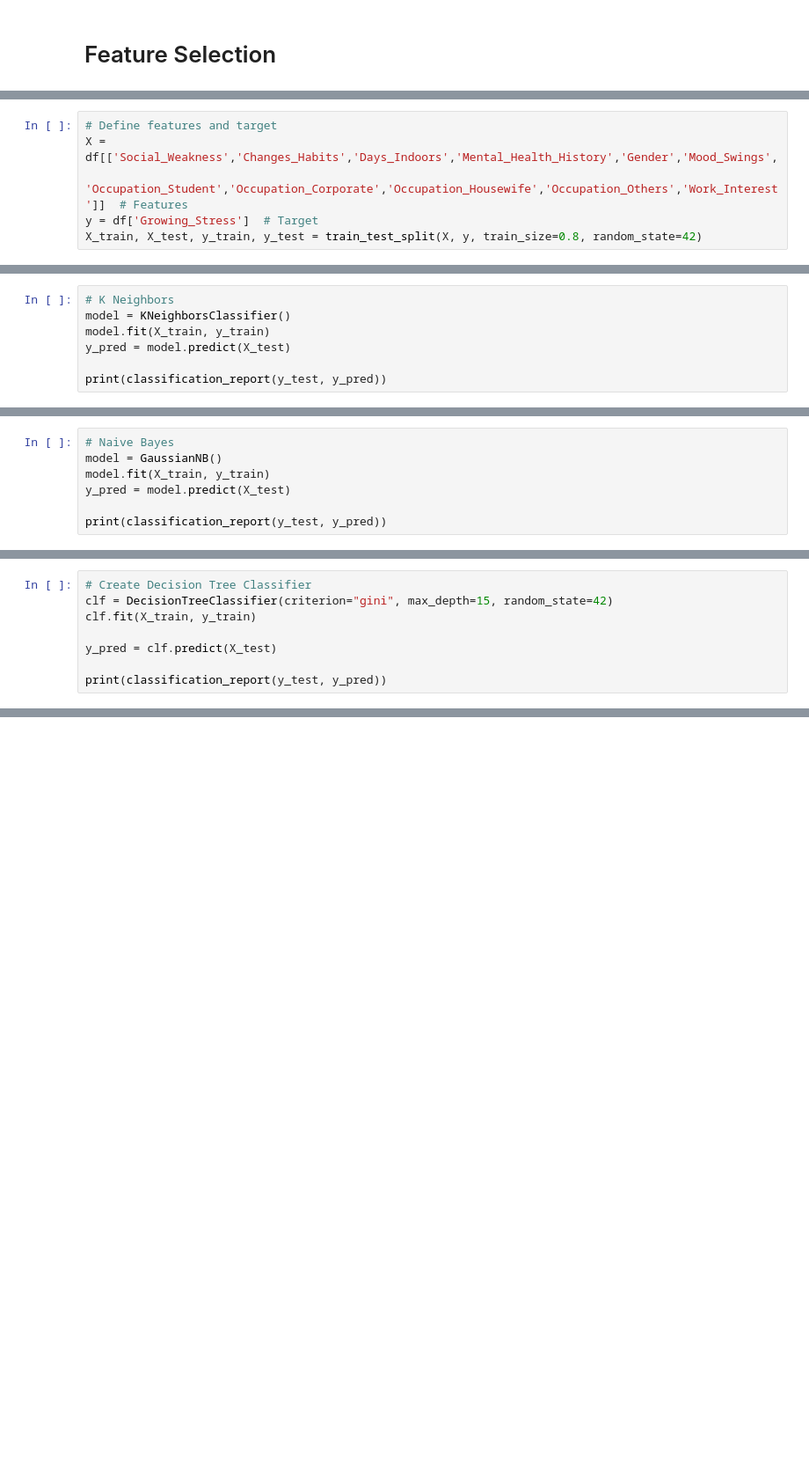
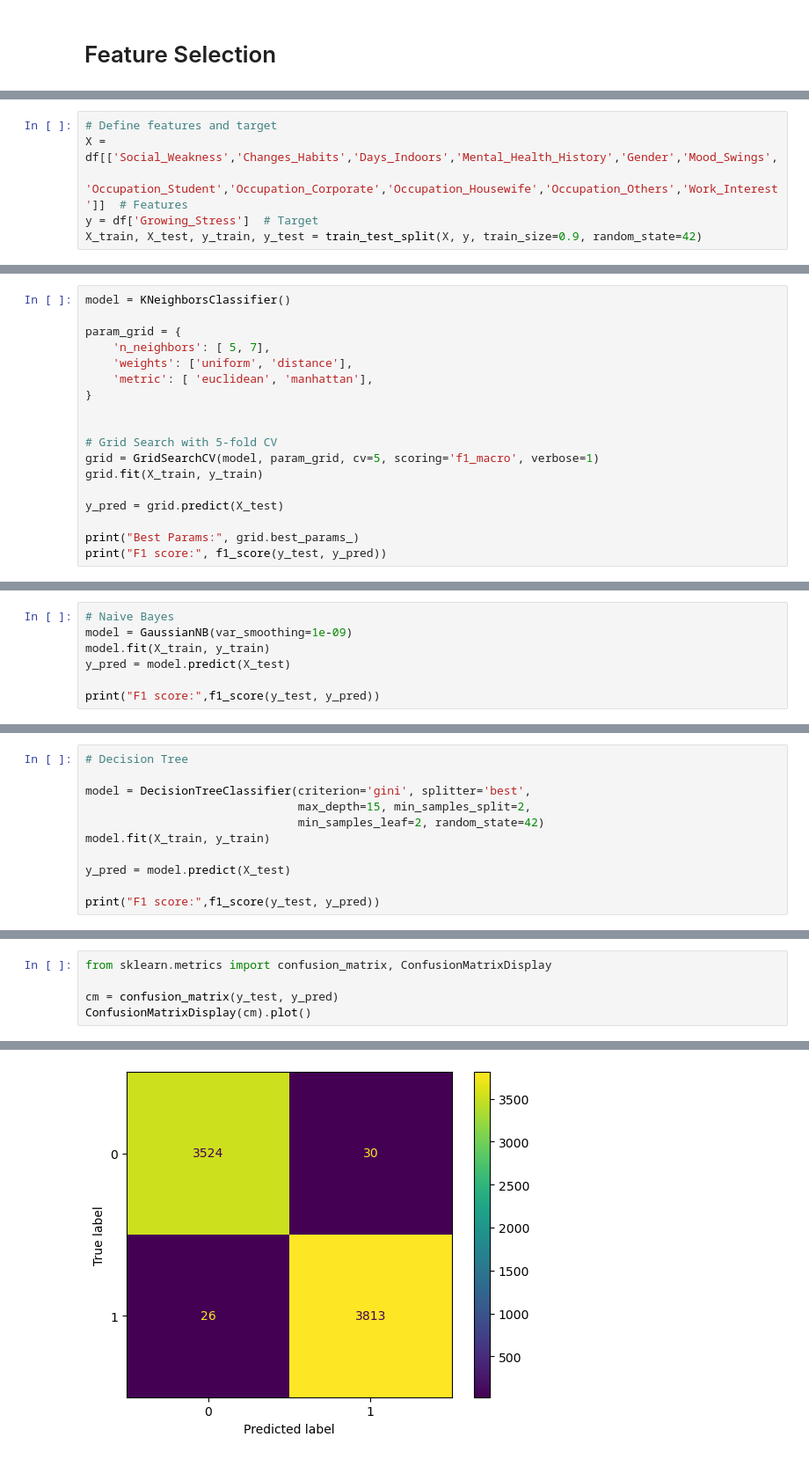
Before and after one commit to nishanthi-ds/Depression-Detection, a Jupyter notebook: 4.Feature Selection & Model creation/FS_Model.ipynb, the cells around one changed output, grey strips where cells are left out. Shown at 88% size. Cells and saved outputs as stored; diff of their text form; blank space fills up the shorter version.

```diff
--- a/4.Feature Selection & Model creation/FS_Model.ipynb
+++ b/4.Feature Selection & Model creation/FS_Model.ipynb
@@ -53,4 +53,4 @@ Top Features:
 X = df[['Social_Weakness','Changes_Habits','Days_Indoors','Mental_Health_History','Gender','Mood_Swings',
          'Occupation_Student','Occupation_Corporate','Occupation_Housewife','Occupation_Others','Work_Interest']]  # Features
 y = df['Growing_Stress']  # Target
-X_train, X_test, y_train, y_test = train_test_split(X, y, train_size=0.8, random_state=42)
+X_train, X_test, y_train, y_test = train_test_split(X, y, train_size=0.9, random_state=42)
@@ -101,8 +87,19 @@ weighted avg       0.61      0.61      0.60     14785
 # %%
-# K Neighbors
 model = KNeighborsClassifier()
-model.fit(X_train, y_train)
-y_pred = model.predict(X_test)
 
-print(classification_report(y_test, y_pred))
+param_grid = {
+    'n_neighbors': [ 5, 7],
+    'weights': ['uniform', 'distance'],
+    'metric': [ 'euclidean', 'manhattan'],
+}
+
+
+# Grid Search with 5-fold CV
+grid = GridSearchCV(model, param_grid, cv=5, scoring='f1_macro', verbose=1)
+grid.fit(X_train, y_train)
+
+y_pred = grid.predict(X_test)
+
+print("Best Params:", grid.best_params_)
+print("F1 score:", f1_score(y_test, y_pred))
 # %% [output]
@@ -117,8 +111,8 @@ weighted avg       0.96      0.96      0.96     14785
 # %%
 # Naive Bayes
-model = GaussianNB()
+model = GaussianNB(var_smoothing=1e-09)
 model.fit(X_train, y_train)
 y_pred = model.predict(X_test)
 
-print(classification_report(y_test, y_pred))
+print("F1 score:",f1_score(y_test, y_pred))
 # %% [output]
@@ -133,9 +122,12 @@ weighted avg       0.57      0.57      0.57     14785
 # %%
-# Create Decision Tree Classifier
-clf = DecisionTreeClassifier(criterion="gini", max_depth=15, random_state=42)
-clf.fit(X_train, y_train)
+# Decision Tree
 
-y_pred = clf.predict(X_test)
+model = DecisionTreeClassifier(criterion='gini', splitter='best',
+                               max_depth=15, min_samples_split=2,
+                               min_samples_leaf=2, random_state=42)
+model.fit(X_train, y_train)
 
-print(classification_report(y_test, y_pred))
+y_pred = model.predict(X_test)
+
+print("F1 score:",f1_score(y_test, y_pred))
 # %% [output]
@@ -156,0 +165,6 @@ pickle.dump(clf, open('Depression_detection_model.sav', 'wb'))
+# %%
+from sklearn.metrics import confusion_matrix, ConfusionMatrixDisplay
+
+cm = confusion_matrix(y_test, y_pred)
+ConfusionMatrixDisplay(cm).plot()
+# %% [output]
@@ -156,0 +172 @@ pickle.dump(clf, open('Depression_detection_model.sav', 'wb'))
+[figure, added]
```
Also changed, not shown: parts of 26 cells of this notebook.
